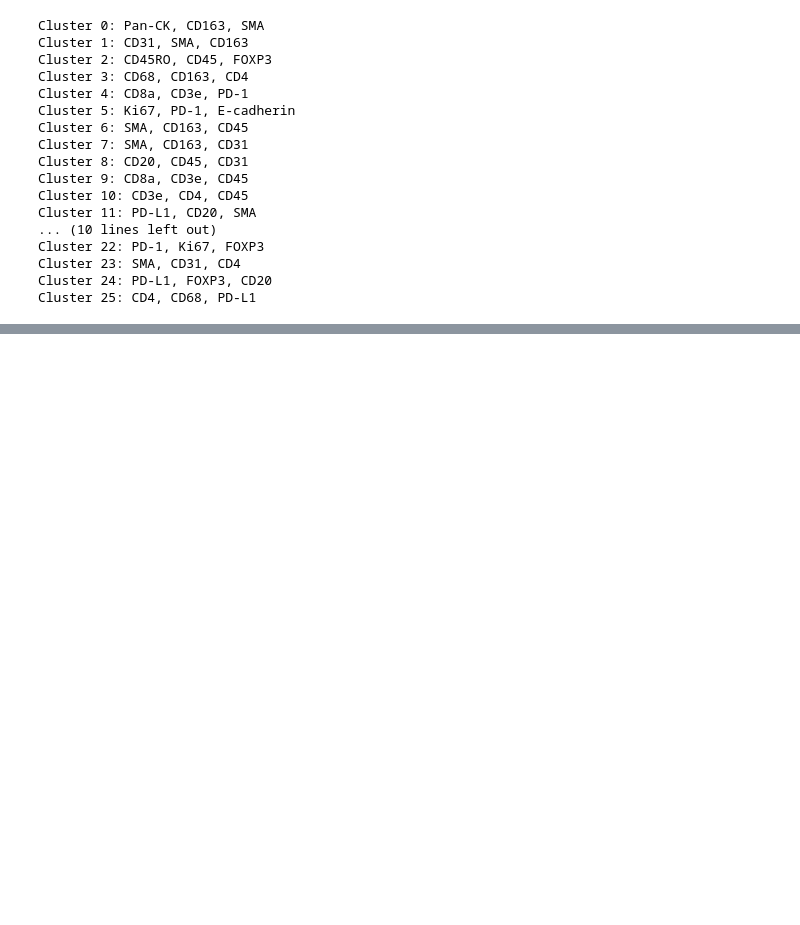
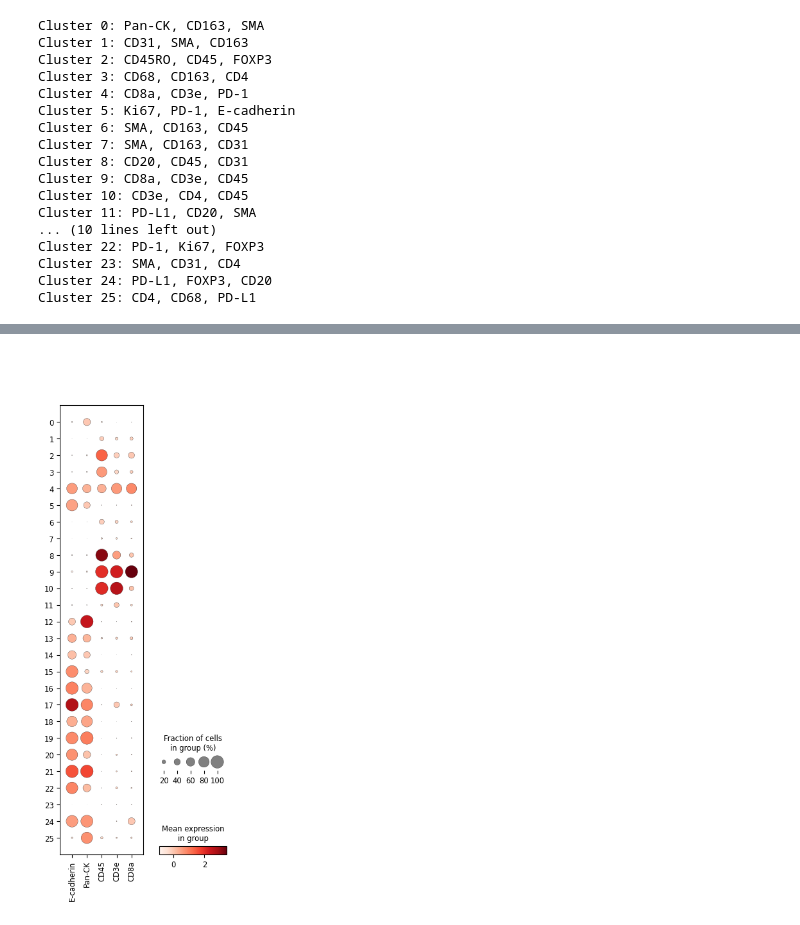
Before and after one commit to lemoncarrot/Summer2025, a Jupyter notebook: tumor_and_cd8.ipynb, the cells around one changed output, grey strips where cells are left out. Cells and saved outputs as stored; diff of their text form; code cells hidden in the pictures; blank space fills up the shorter version.

```diff
--- a/tumor_and_cd8.ipynb
+++ b/tumor_and_cd8.ipynb
@@ -225,0 +285,4 @@ Cluster 25: CD4, CD68, PD-L1
+# %%
+sc.pl.dotplot(adata, sub_markers, groupby="leiden_clusters")
+# %% [output]
+[figure, added]
```
Also changed, not shown: parts of 8 cells of this notebook, 1 other file.
